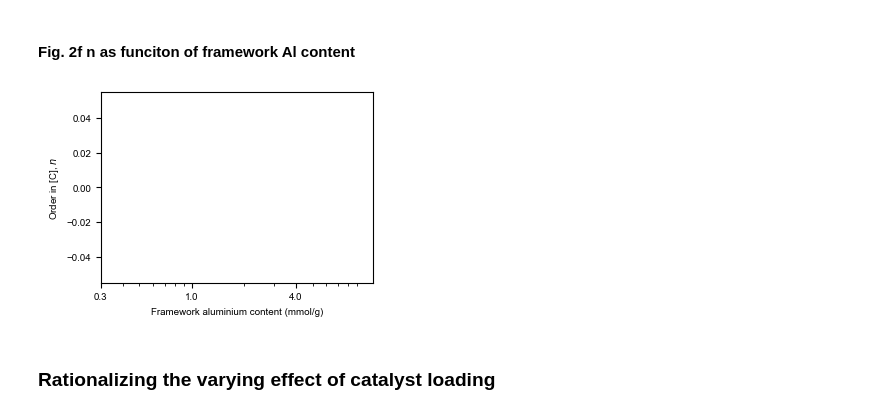
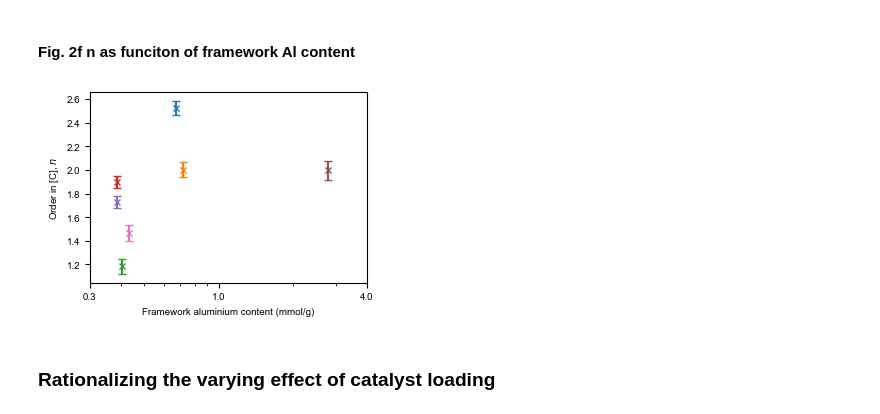
Before and after one commit to MyonicS/External_Acidity_Paper, a Jupyter notebook: Manuscript_Acidity.ipynb, the cells around one changed output. Cells and saved outputs as stored; diff of their text form; code cells hidden in the pictures.

```diff
--- a/Manuscript_Acidity.ipynb
+++ b/Manuscript_Acidity.ipynb
@@ -1649,23 +1649,23 @@ plt.show()
 # %%
 #Plotting n as a function of framework Al content, see below for Al NMR processing
 import matplotlib.ticker as ticker
 fig, axs = plt.subplots()
 db_frame = dbq.get_db()
 
 db_frame = db_frame.loc[db_frame['Al_F_content'].notna()]
 for i in range(len(db_frame)):
-    axs.errorbar(db_frame['Al_F_content'].iloc[i],db_frame.iloc[i]['b'],yerr=db_frame.iloc[i]['b_error'],fmt='x',capsize=3,markersize=5, color=db_frame.iloc[i]['plotcolor'],label=db_frame.iloc[i].index)
+    axs.errorbar(db_frame['Al_F_content'].iloc[i],db_frame.iloc[i]['n_PP'],yerr=db_frame.iloc[i]['n_error_PP'],fmt='x',capsize=3,markersize=5, color=db_frame.iloc[i]['plotcolor'],label=db_frame.iloc[i].index)
 
 axs.set_xlabel('Framework aluminium content (mmol/g)')
 axs.set_ylabel('Order in [C], $n$')
 axs.set_xscale('log')
 axs.set_xticks([0.3,1,4])
 axs.get_xaxis().set_major_formatter(ticker.ScalarFormatter())
 plt.tight_layout()
 plt.savefig(fig_dir+'/multifit_Ea_results.svg',bbox_inches = 'tight',transparent=True)
 plt.show()
 # %% [output]
-[figure, old version]
+[figure, new version]
 # %% [markdown]
 ### Rationalizing the varying effect of catalyst loading
 # %% [markdown]
```
Also changed, not shown: parts of 4 cells of this notebook, 4 other files.
